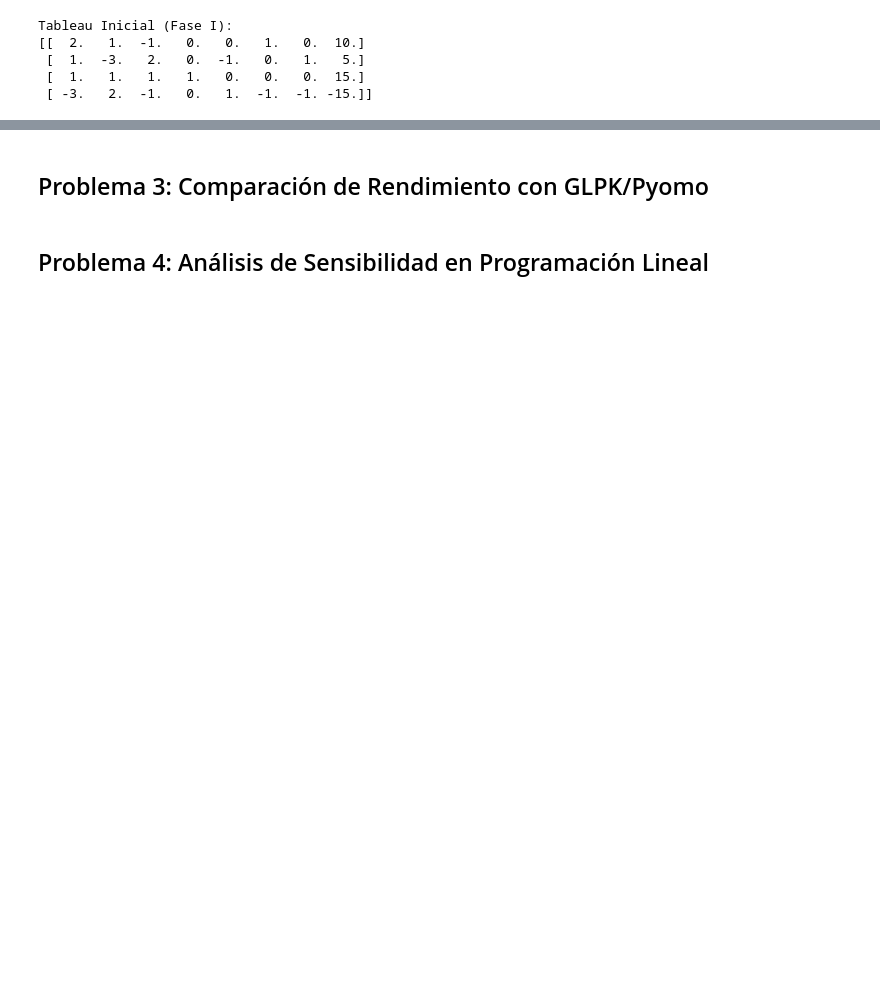
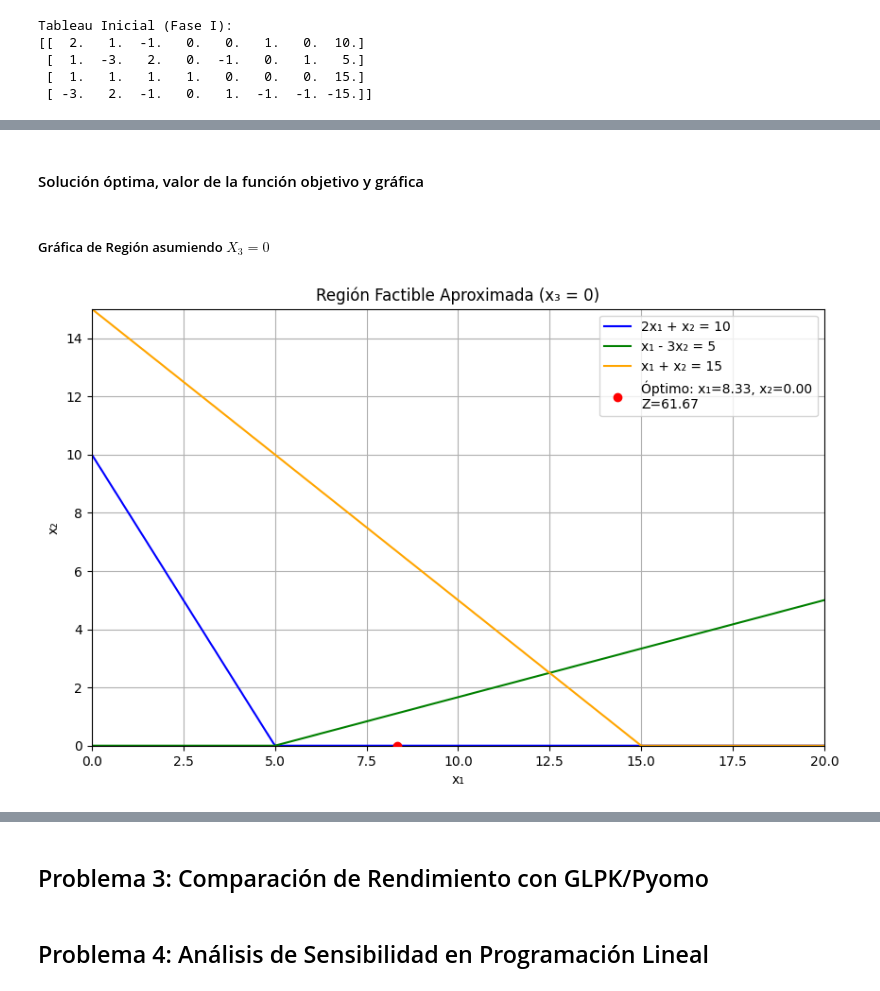
Before and after one commit to scasasbuenas/MOS-Laboratorios, a Jupyter notebook: Laboratorio 4/Laboratorio4.ipynb, the cells around one changed output, grey strips where cells are left out. Saved outputs shown, nothing was run; the diff lists cells and outputs as text; code cells hidden in the pictures; blank space fills up the shorter version.

Commit message:
Problema 2 completo

```diff
--- a/Laboratorio 4/Laboratorio4.ipynb
+++ b/Laboratorio 4/Laboratorio4.ipynb
@@ -168,0 +309,66 @@ Tableau Inicial (Fase I):
+# %% [markdown]
+#### Solución óptima, valor de la función objetivo y gráfica
+# %% [markdown]
+##### Gráfica de Región asumiendo $X_3 = 0$
+# %%
+import matplotlib.pyplot as plt
+import numpy as np
+
+# ----------------------------------------
+# Datos para graficar la región factible
+# ----------------------------------------
+
+x = np.linspace(0, 20, 400)
+
+# Restricciones del problema original:
+# R1: 2x1 + x2 - x3 = 10 → para graficar: x2 = (10 - 2x1 + x3)
+# R2: x1 - 3x2 + 2x3 >= 5
+# R3: x1 + x2 + x3 <= 15
+
+# Para graficar en 2D, fijamos x3 = 0, y graficamos respecto a x1 (x) y x2
+# R1 (con x3 = 0): x2 = 10 - 2x
+r1 = 10 - 2 * x
+# R2 (con x3 = 0): x2 = (x - 5) / 3
+r2 = (x - 5) / 3
+# R3 (con x3 = 0): x2 = 15 - x
+r3 = 15 - x
+
+# Evitamos valores negativos
+r1 = np.maximum(0, r1)
+r2 = np.maximum(0, r2)
+r3 = np.maximum(0, r3)
+
+# ----------------------------------------
+# Solución óptima encontrada:
+x1_opt = 8.333
+x2_opt = 0
+x3_opt = 6.667
+
+# Evaluar función objetivo original
+Z_opt = 5 * x1_opt - 4 * x2_opt + 3 * x3_opt
+
+# ----------------------------------------
+# Gráfico
+# ----------------------------------------
+plt.figure(figsize=(10, 6))
+
+plt.plot(x, r1, label='2x₁ + x₂ = 10', color='blue')
+plt.plot(x, r2, label='x₁ - 3x₂ = 5', color='green')
+plt.plot(x, r3, label='x₁ + x₂ = 15', color='orange')
+
+# Región factible aproximada (en 2D, con x3 = 0)
+plt.fill_between(x, 0, np.minimum(np.minimum(r1, r2), r3), color='gray', alpha=0.2)
+
+# Solución óptima (marcando solo x1, x2 porque graficamos en 2D)
+plt.scatter(x1_opt, x2_opt, color='red', label=f'Óptimo: x₁={x1_opt:.2f}, x₂={x2_opt:.2f}\nZ={Z_opt:.2f}', zorder=5)
+
+plt.xlim(0, 20)
+plt.ylim(0, 15)
+plt.xlabel('x₁')
+plt.ylabel('x₂')
+plt.title('Región Factible Aproximada (x₃ = 0)')
+plt.grid(True)
+plt.legend()
+plt.show()
+# %% [output]
+[figure, added]
```
Also changed, not shown: parts of 15 cells of this notebook.
